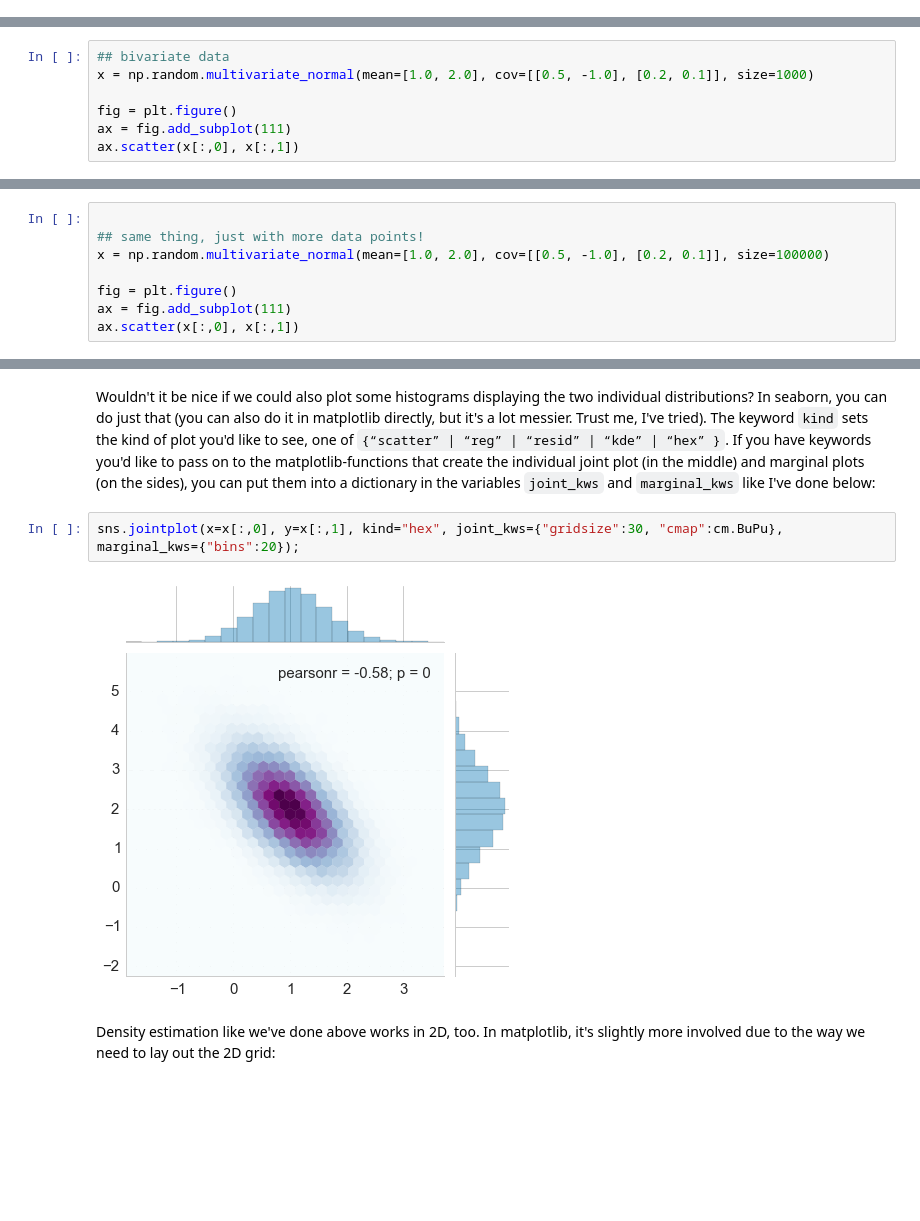
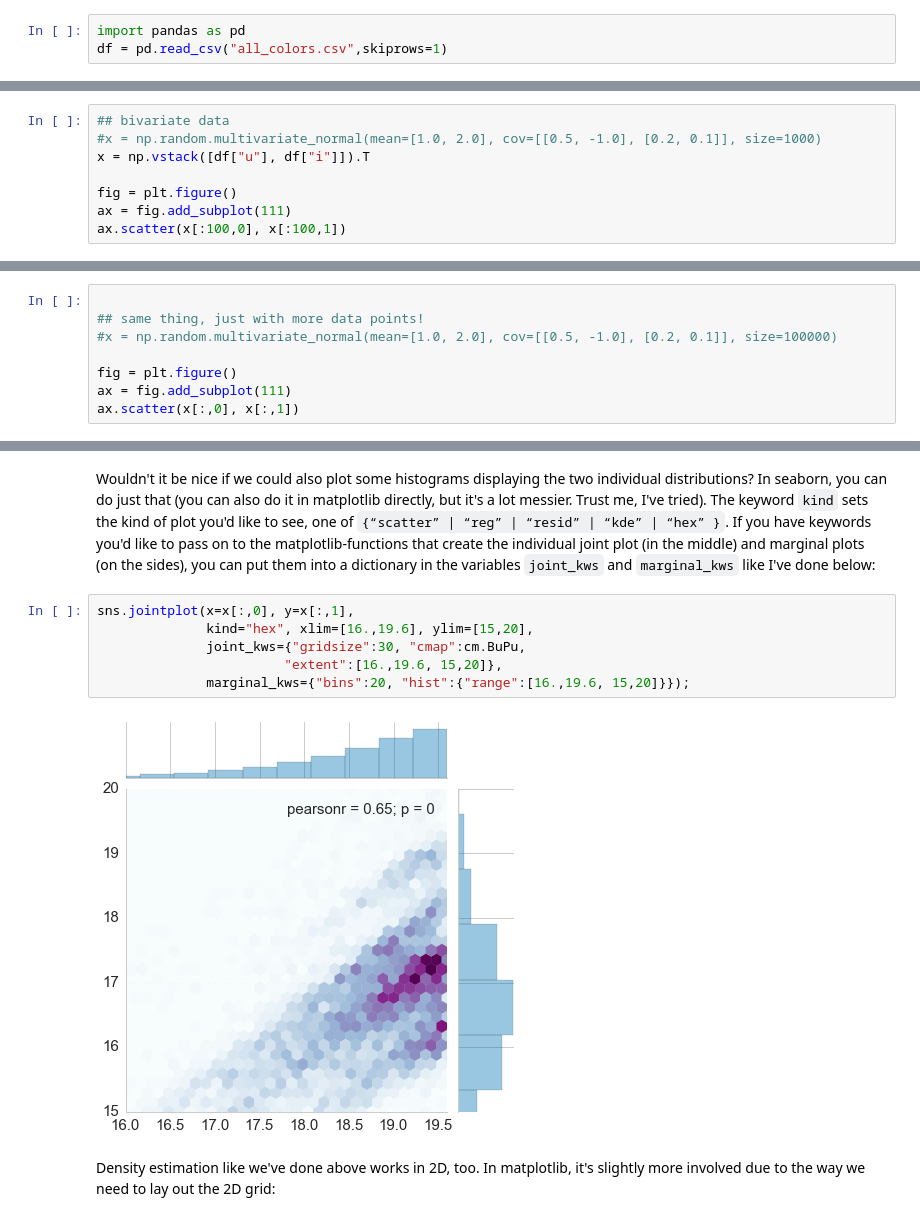
Before and after one commit to AstroHackWeek/AstroHackWeek2015, a Jupyter notebook: day1/day1_visualsummaries.ipynb, the cells around one changed output, grey strips where cells are left out. Saved outputs shown, nothing was run; the diff lists cells and outputs as text; blank space fills up the shorter version.

```diff
--- a/day1/day1_visualsummaries.ipynb
+++ b/day1/day1_visualsummaries.ipynb
@@ -172,0 +196,3 @@ sns.set_palette("colorblind")
+# %%
+import pandas as pd
+df = pd.read_csv("all_colors.csv",skiprows=1)
@@ -435,10 +482,11 @@ As before, let's look at some methods to visualize continuous data first.
 The simplest visualization (and often used) for bivariate data is a scatter plot:
 # %%
 ## bivariate data
-x = np.random.multivariate_normal(mean=[1.0, 2.0], cov=[[0.5, -1.0], [0.2, 0.1]], size=1000)
+#x = np.random.multivariate_normal(mean=[1.0, 2.0], cov=[[0.5, -1.0], [0.2, 0.1]], size=1000)
+x = np.vstack([df["u"], df["i"]]).T
 
 fig = plt.figure()
 ax = fig.add_subplot(111)
-ax.scatter(x[:,0], x[:,1])
+ax.scatter(x[:100,0], x[:100,1])
 # %% [output]
 <matplotlib.collections.PathCollection at 0x...>
@@ -449,7 +497,7 @@ Let me demonstrate:
 # %%
 
 ## same thing, just with more data points!
-x = np.random.multivariate_normal(mean=[1.0, 2.0], cov=[[0.5, -1.0], [0.2, 0.1]], size=100000)
+#x = np.random.multivariate_normal(mean=[1.0, 2.0], cov=[[0.5, -1.0], [0.2, 0.1]], size=100000)
 
 fig = plt.figure()
 ax = fig.add_subplot(111)
@@ -481,9 +529,13 @@ plt.hexbin(x[:,0], x[:,1],gridsize=40, cmap=cm.BuPu);
 # %% [markdown]
 Wouldn't it be nice if we could also plot some histograms displaying the two individual distributions? In seaborn, you can do just that (you can also do it in matplotlib directly, but it's a lot messier. Trust me, I've tried). The keyword `kind` sets the kind of plot you'd like to see, one of  `{“scatter” | “reg” | “resid” | “kde” | “hex” }`. If you have keywords you'd like to pass on to the matplotlib-functions that create the individual joint plot (in the middle) and marginal plots (on the sides), you can put them into a dictionary in the variables `joint_kws` and `marginal_kws` like I've done below:
 # %%
-sns.jointplot(x=x[:,0], y=x[:,1], kind="hex", joint_kws={"gridsize":30, "cmap":cm.BuPu}, marginal_kws={"bins":20});
+sns.jointplot(x=x[:,0], y=x[:,1],
+              kind="hex", xlim=[16.,19.6], ylim=[15,20],
+              joint_kws={"gridsize":30, "cmap":cm.BuPu,
+                        "extent":[16.,19.6, 15,20]},
+              marginal_kws={"bins":20, "hist":{"range":[16.,19.6, 15,20]}});
 # %% [output]
-[figure, old version]
+[figure, new version]
 # %% [markdown]
 Density estimation like we've done above works in 2D, too.
 In matplotlib, it's slightly more involved due to the way we need to lay out the 2D grid:
```
Also changed, not shown: parts of 46 cells of this notebook.
